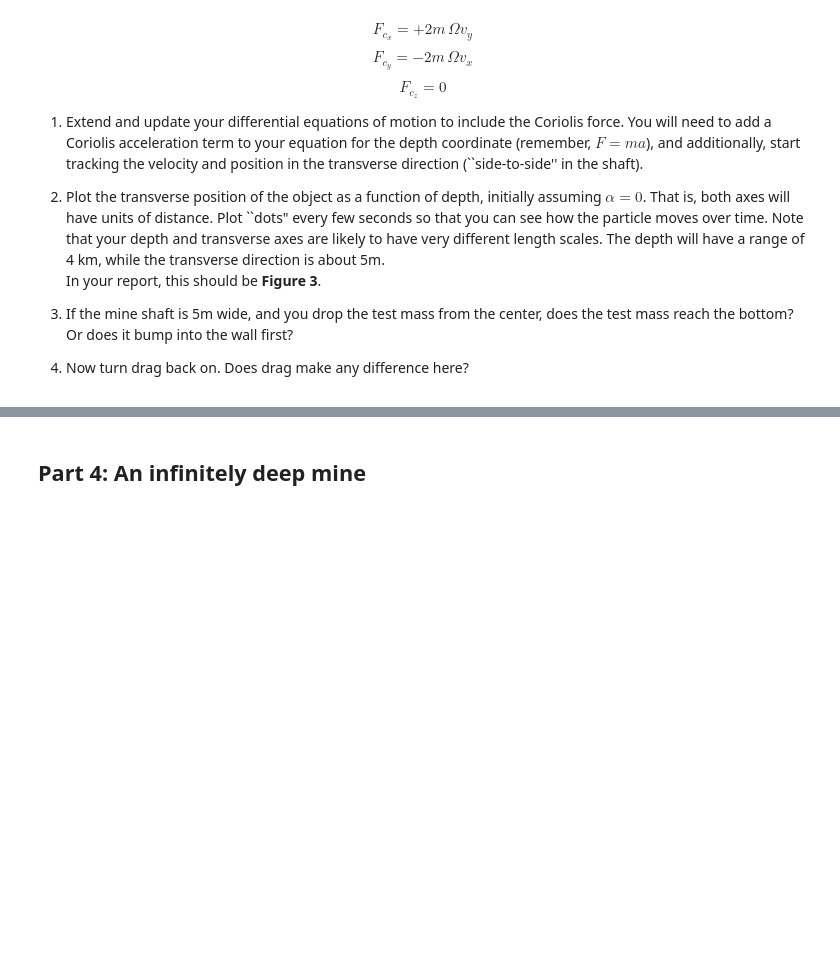
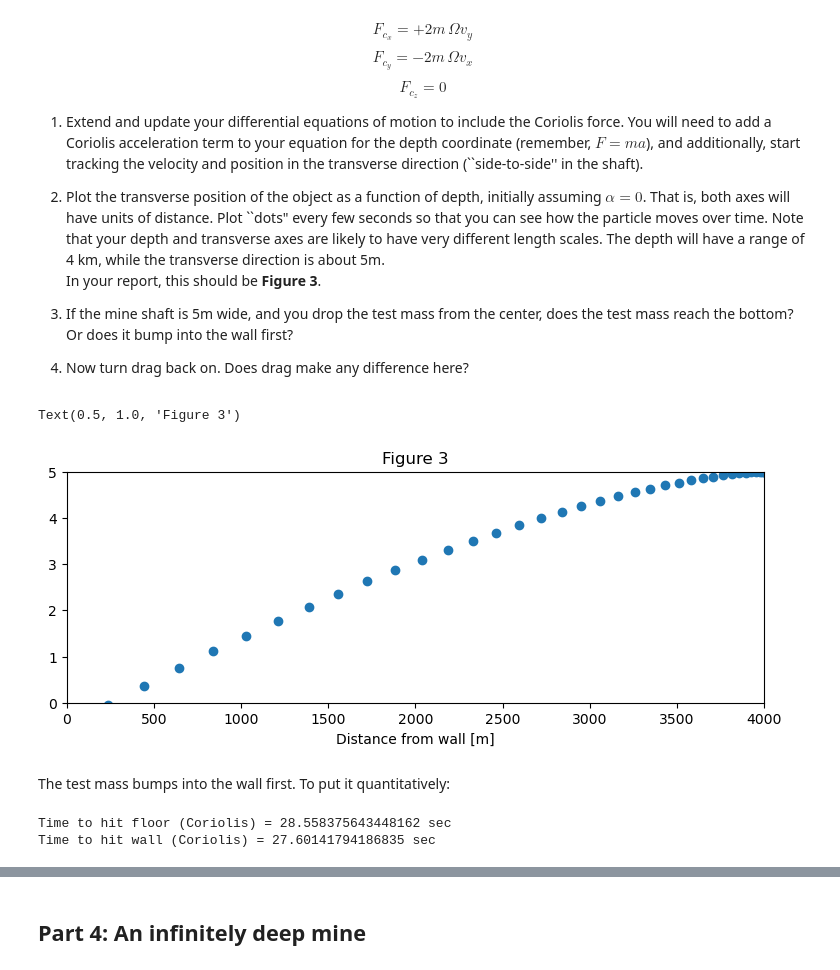
Before and after one commit to RosieRose07/PHYS265-spring26, a Jupyter notebook: Lab3/lab3.ipynb, the cells around one changed output, grey strips where cells are left out. Saved outputs shown, nothing was run; the diff lists cells and outputs as text; code cells hidden in the pictures; blank space fills up the shorter version.

```diff
--- a/Lab3/lab3.ipynb
+++ b/Lab3/lab3.ipynb
@@ -301,3 +303,46 @@ This implies the component of the force are:
                 Or does it bump into the wall first?
 
 4. Now turn drag back on. Does drag make any difference here?
+# %%
+def projectile_coriolis(t, s, alpha, gamma):
+    assert len(s) == 4
+    y, vy, x, vx = s
+    dydt = vy
+    dxdt = vx
+    dvxdt = 2*rot_rate*vy
+    dvydt = -grav(y) + alpha*np.abs(vy)**gamma - 2*rot_rate*vx
+    return [dydt, dvydt, dxdt, dvxdt]
+
+width = 5 #m
+def side_wall (t, s, alpha, gamma):
+    return s[2]
+# %%
+N = 40
+t0, tf = 0, 30
+t_vals = np.linspace(t0, tf, N)
+y0, vy0, x0, vx0 = R_E, 0, width, 0
+soln = solve_ivp(fun=projectile_coriolis, t_span=(t0,tf), t_eval=t_vals, y0=[y0, vy0, x0, vx0], args=(0, gamma), events=[floor2, side_wall])
+tt = soln.t
+yy = soln.y[0]
+xx = soln.y[2]
+
+fig, ax = plt.subplots(figsize=(9,3))
+ax.plot(yy - (R_E - depth), xx, "o")
+ax.set_xlim(0, depth)
+ax.set_ylim(0, width)
+ax.set_xlabel("Height above floor [m]")
+ax.set_xlabel("Distance from wall [m]")
+ax.set_title("Figure 3")
+# %% [output]
+Text(0.5, 1.0, 'Figure 3')
+[figure, added]
+# %% [markdown]
+The test mass bumps into the wall first. To put it quantitatively:
+# %%
+t_fall_coriolis = soln.t_events[0][0]
+t_bump_coriolis = soln.t_events[1][0]
+print(f"Time to hit floor (Coriolis) = {t_fall_coriolis} sec")
+print(f"Time to hit wall (Coriolis) = {t_bump_coriolis} sec")
+# %% [output]
+Time to hit floor (Coriolis) = 28.558375643448162 sec
+Time to hit wall (Coriolis) = 27.60141794186835 sec
```
Also changed, not shown: parts of 8 cells of this notebook.
